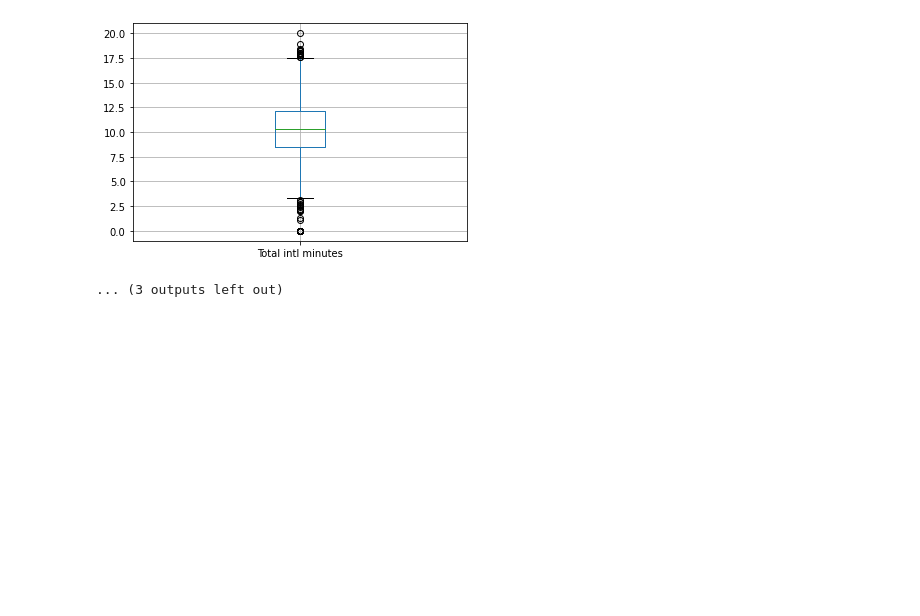
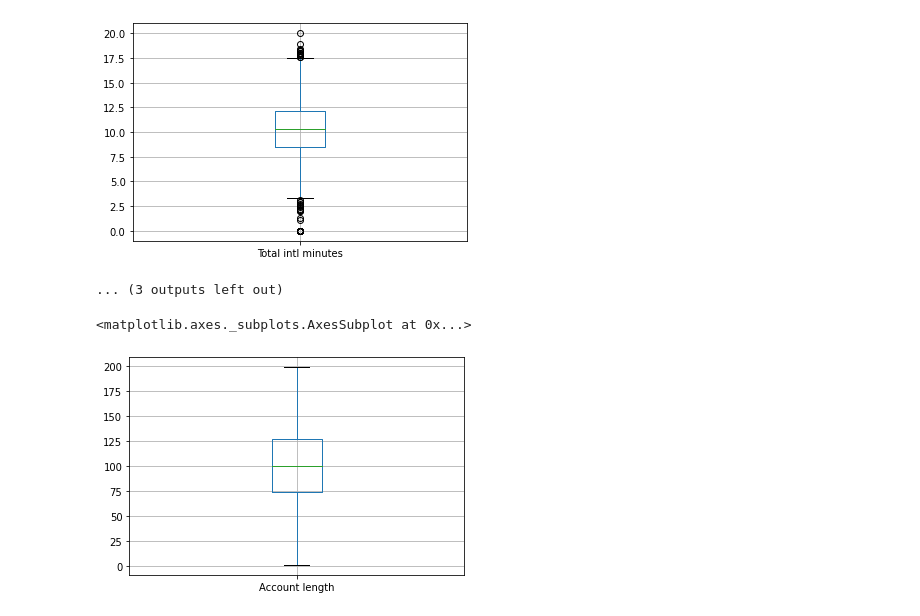
Before and after one commit to akifkashif/EDA-Capstone-Project---Mohammed-Akifuddin, a Jupyter notebook: TEAM_Telecom_Churn_Analysis_Capstone_Project.ipynb, the cells around one changed output. Saved outputs shown, nothing was run; the diff lists cells and outputs as text; code cells hidden in the pictures; blank space fills up the shorter version.

```diff
--- a/TEAM_Telecom_Churn_Analysis_Capstone_Project.ipynb
+++ b/TEAM_Telecom_Churn_Analysis_Capstone_Project.ipynb
@@ -311,3 +296,9 @@ for column in df2:
 [figure]
 [figure]
 ... (3 outputs left out)
+# %%
+df1 = df2[(df2['Account length']< 200 )]
+df1.boxplot(column = (['Account length']))
+# %% [output]
+<matplotlib.axes._subplots.AxesSubplot at 0x...>
+[figure, added]
```
Also changed, not shown: parts of 20 cells of this notebook.
